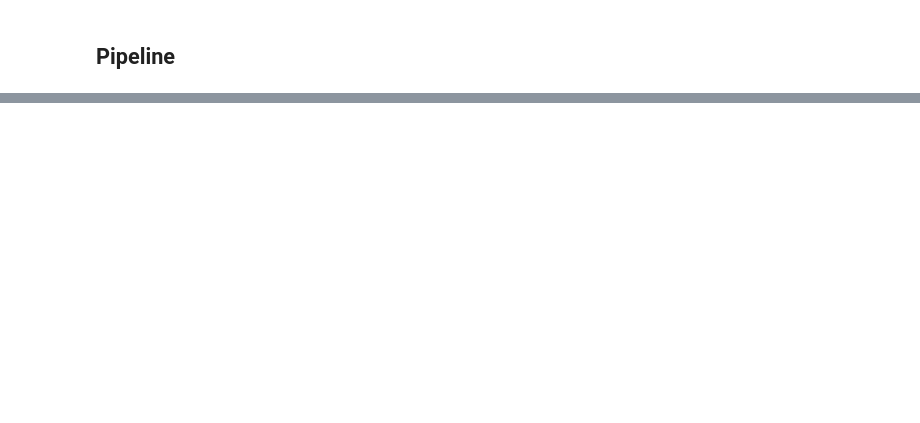
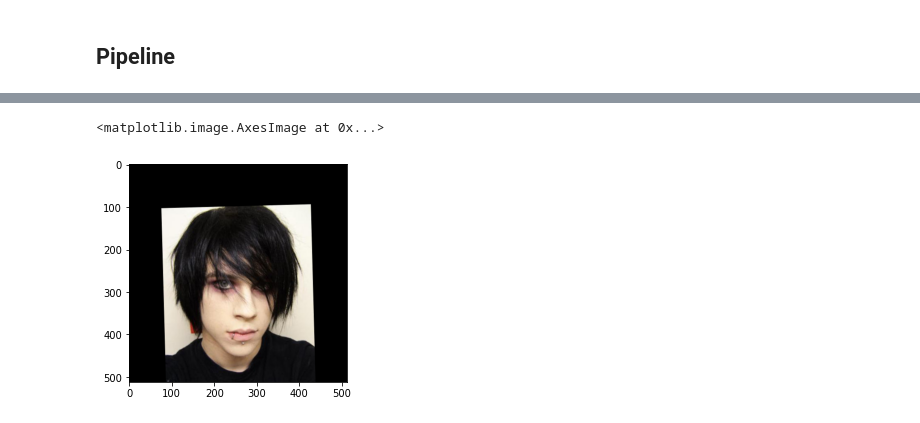
Before and after one commit to KGuzikowski/Deepfake, a Jupyter notebook: pipeline.ipynb, the cells around one changed output, grey strips where cells are left out. Saved outputs shown, nothing was run; the diff lists cells and outputs as text; code cells hidden in the pictures; blank space fills up the shorter version.

Commit message:
Done preprocess in pipeline: face detection, alignment and segmentation

```diff
--- a/pipeline.ipynb
+++ b/pipeline.ipynb
@@ -42,0 +132,20 @@ from my_infer import face_detected
+# %%
+# load config
+cfg = yaml.load(open('configs/mb1_120x120.yml'), Loader=yaml.SafeLoader)
+
+# Init FaceBoxes and TDDFA, recommend using onnx flag
+onnx_flag = True  # or True to use ONNX to speed up
+if onnx_flag:
+    !pip install onnxruntime
+
+    import os
+    os.environ['KMP_DUPLICATE_LIB_OK'] = 'True'
+    os.environ['OMP_NUM_THREADS'] = '4'
+    from FaceBoxes.FaceBoxes_ONNX import FaceBoxes_ONNX
+    from TDDFA_ONNX import TDDFA_ONNX
+
+    face_boxes = FaceBoxes_ONNX()
+    tddfa = TDDFA_ONNX(**cfg)
+else:
+    face_boxes = FaceBoxes()
+    tddfa = TDDFA(gpu_mode=False, **cfg)
@@ -42,0 +366,10 @@ from my_infer import face_detected
+# %%
+def face_allignment(image_landmarks, image_size, image):
+    image_to_face_mat = get_transform_mat (image_landmarks, image_size)
+
+    face_image = cv2.warpAffine(image, image_to_face_mat, (image_size, image_size), cv2.INTER_LANCZOS4)
+    face_image_landmarks = transform_points (image_landmarks, image_to_face_mat)
+
+    landmarks_bbox = transform_points ( [ (0,0), (0,image_size-1), (image_size-1, image_size-1), (image_size-1,0) ], image_to_face_mat, True)
+
+    return face_image, face_image_landmarks, landmarks_bbox, image_to_face_mat
@@ -72,0 +436,5 @@ p.do_pipeline()
+# %%
+plt.imshow(p.face_image)
+# %% [output]
+<matplotlib.image.AxesImage at 0x...>
+[figure, added]
```
Also changed, not shown: parts of 16 cells of this notebook.
